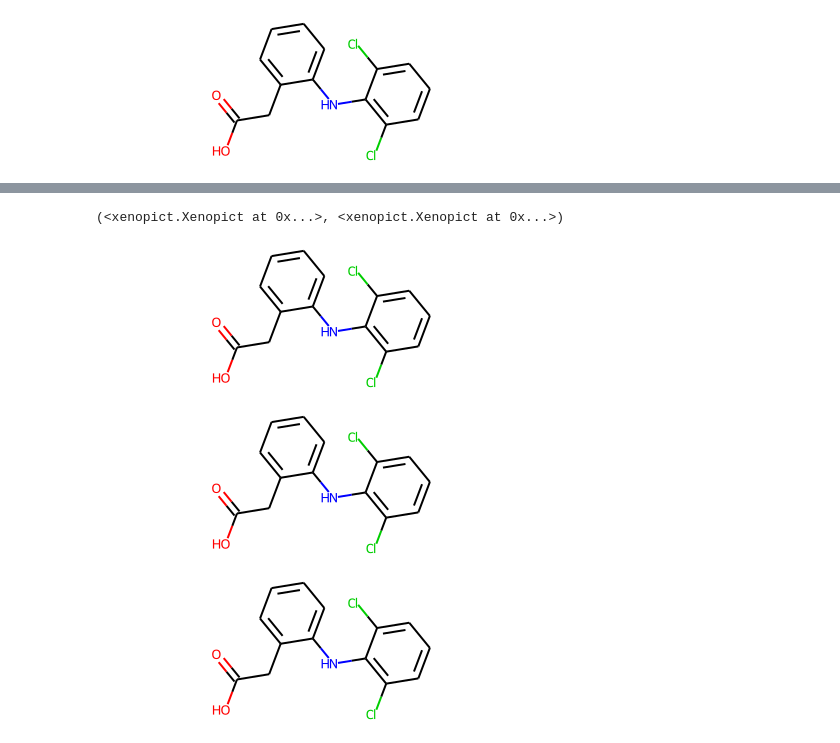
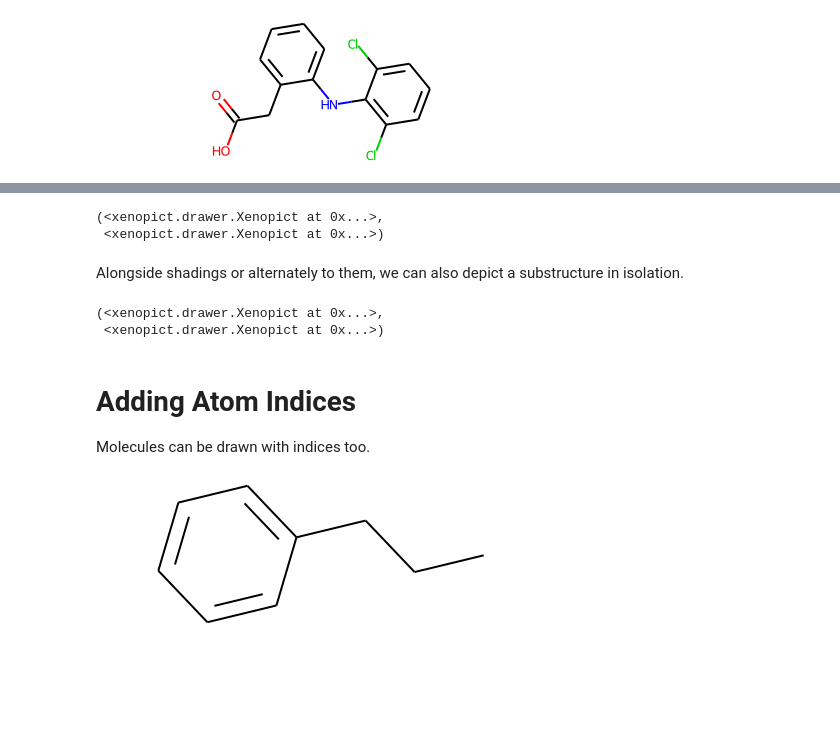
Before and after one commit to swamidasslab/xenopict, a Jupyter notebook: notebook/examples.ipynb, the cells around one changed output, grey strips where cells are left out. Cells and saved outputs as stored; diff of their text form; code cells hidden in the pictures; blank space fills up the shorter version.

```diff
--- a/notebook/examples.ipynb
+++ b/notebook/examples.ipynb
@@ -1,15 +0,0 @@
-# %%
-
-from xenopict import Xenopict, magic
-from rdkit import Chem
-import rdkit.Chem.rdPartialCharges
-
-import numpy as np
-
-
-diclofenac = mol = Xenopict('O=C(O)Cc1ccccc1Nc1c(Cl)cccc1Cl')
-rdkit.Chem.rdPartialCharges.ComputeGasteigerCharges(mol.mol)
-shading = np.array([a.GetDoubleProp("_GasteigerCharge")  for a in mol.GetAtoms()])
-shading = shading / abs(shading).max()  # partial charge (scaled to [-1, 1])
-
-Xenopict.scale = 30
@@ -55,28 +95,28 @@ drawer.shade_substructure([[0,1,2,3], [7,8,9,10], [3,4,5,9]], [1, -0.65, 0.6])
 # %%
-# Shade substructures, more precisely defined by specifying bonds.
+mol = Chem.MolFromSmiles("c1ccccc1CCC")
 
 atoms = [0,1,2,3,4,5]
 bonds = [[0,1], [2,1], [2,3], [3,4],[4, 5], [5,6]]
 
-X = Xenopict(Chem.MolFromSmiles("c1ccccc1CCC"))
-Y = Xenopict(X.mol)
-
-X.shade_substructure([atoms], [-0.8]), Y.shade_substructure([atoms], [0.8], [bonds])
+Xenopict(mol).shade_substructure([atoms], [-0.8]), \
+Xenopict(mol).shade_substructure([atoms], [0.8], [bonds])
 # %% [output]
-(<xenopict.Xenopict at 0x...>, <xenopict.Xenopict at 0x...>)
+(<xenopict.drawer.Xenopict at 0x...>,
+ <xenopict.drawer.Xenopict at 0x...>)
-# %%
-# Another one of the xenosite colormaps
-Xenopict(mol, cmap="xenosite_pwo").shade(shading).halo()
-# %% [output]
-[figure, removed]
-# %%
-# any matplotlib colormap works, but most won't look as good as the default
-Xenopict(mol, cmap="RdBu").shade(shading).halo()
-# %% [output]
-[figure, removed]
+# %% [markdown]
+Alongside shadings or alternately to them, we can also depict a substructure in isolation.
 # %%
-# depeict a substructure
-drawer = Xenopict(mol)
-drawer.substructure_focus([0,1,2,3])
+Xenopict(mol).substructure_focus(atoms), \
+Xenopict(mol).substructure_focus(atoms, bonds)
 # %% [output]
-[figure, removed]
+(<xenopict.drawer.Xenopict at 0x...>,
+ <xenopict.drawer.Xenopict at 0x...>)
+# %% [markdown]
+# Adding Atom Indices
+
+Molecules can be drawn with indices too.
+# %%
+x = Xenopict(mol,scale=30,  add_atom_indices=True)
+x
+# %% [output]
+[figure, added]
```
Also changed, not shown: parts of 25 cells of this notebook.
